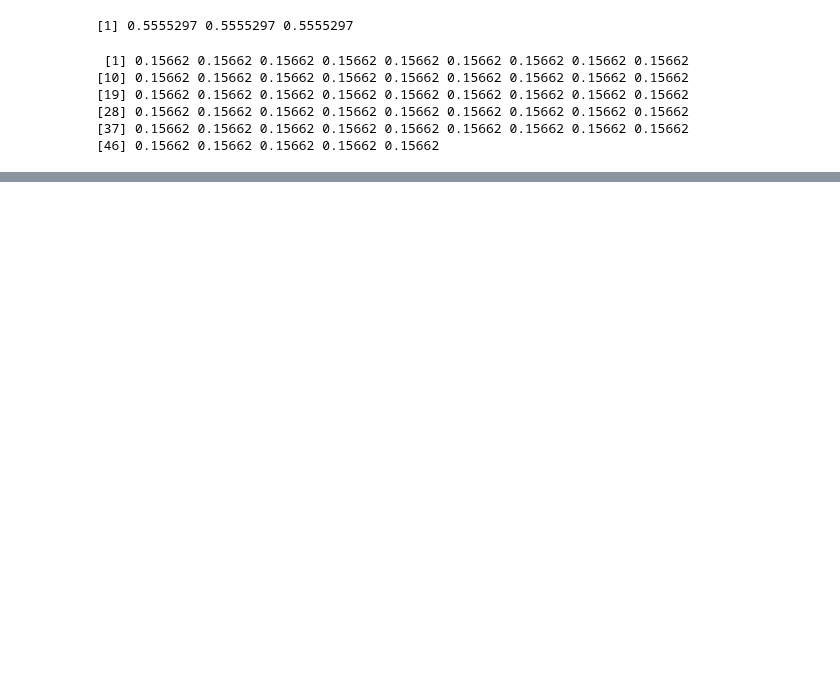
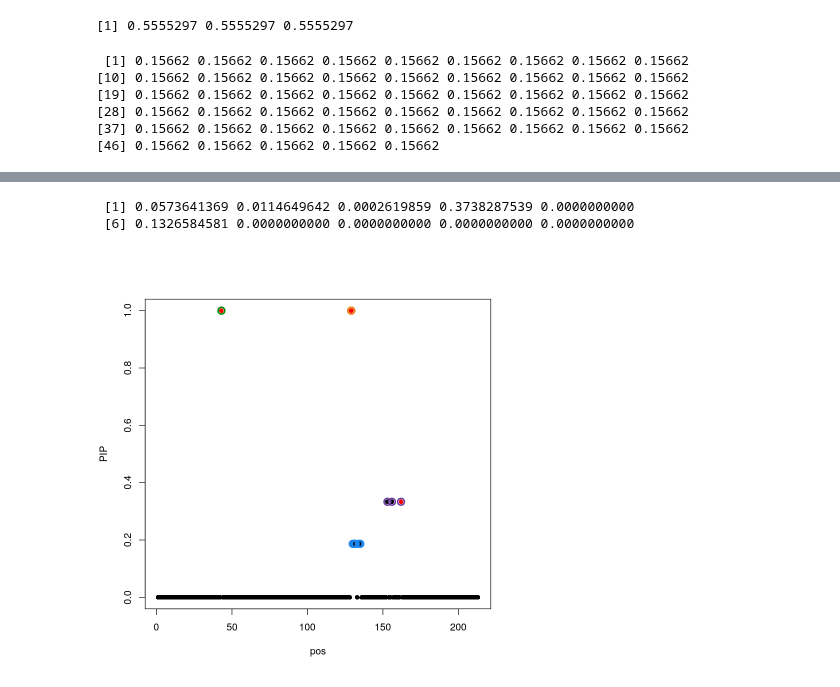
Before and after one commit to stephenslab/mvsusieR, a Jupyter notebook: inst/prototypes/em_optim_est_prior.ipynb, the cells around one changed output, grey strips where cells are left out. Drawn from its saved outputs; the diff is of its cells as text; code cells hidden in the pictures; blank space fills up the shorter version.

```diff
--- a/inst/prototypes/em_optim_est_prior.ipynb
+++ b/inst/prototypes/em_optim_est_prior.ipynb
@@ -302,0 +354,9 @@ result2$coef[130,]
+# %%
+result3$V
+# %% [output]
+ [1] 0.0573641369 0.0114649642 0.0002619859 0.3738287539 0.0000000000
+ [6] 0.1326584581 0.0000000000 0.0000000000 0.0000000000 0.0000000000
+# %%
+susieR::susie_plot(result3, y='PIP',b=rowSums(meta$true_coef))
+# %% [output]
+[figure, added]
```
Also changed, not shown: parts of 36 cells of this notebook, 3 other files.
